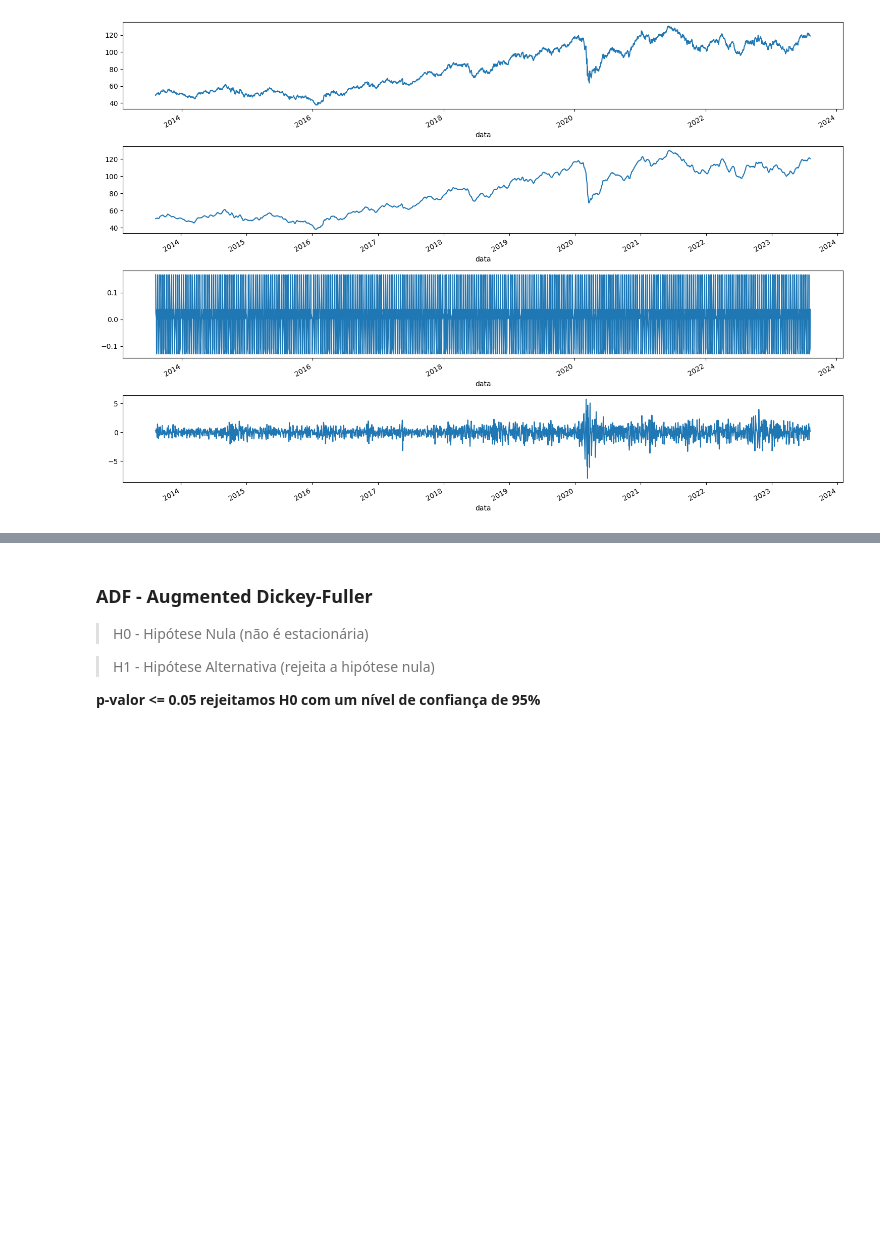
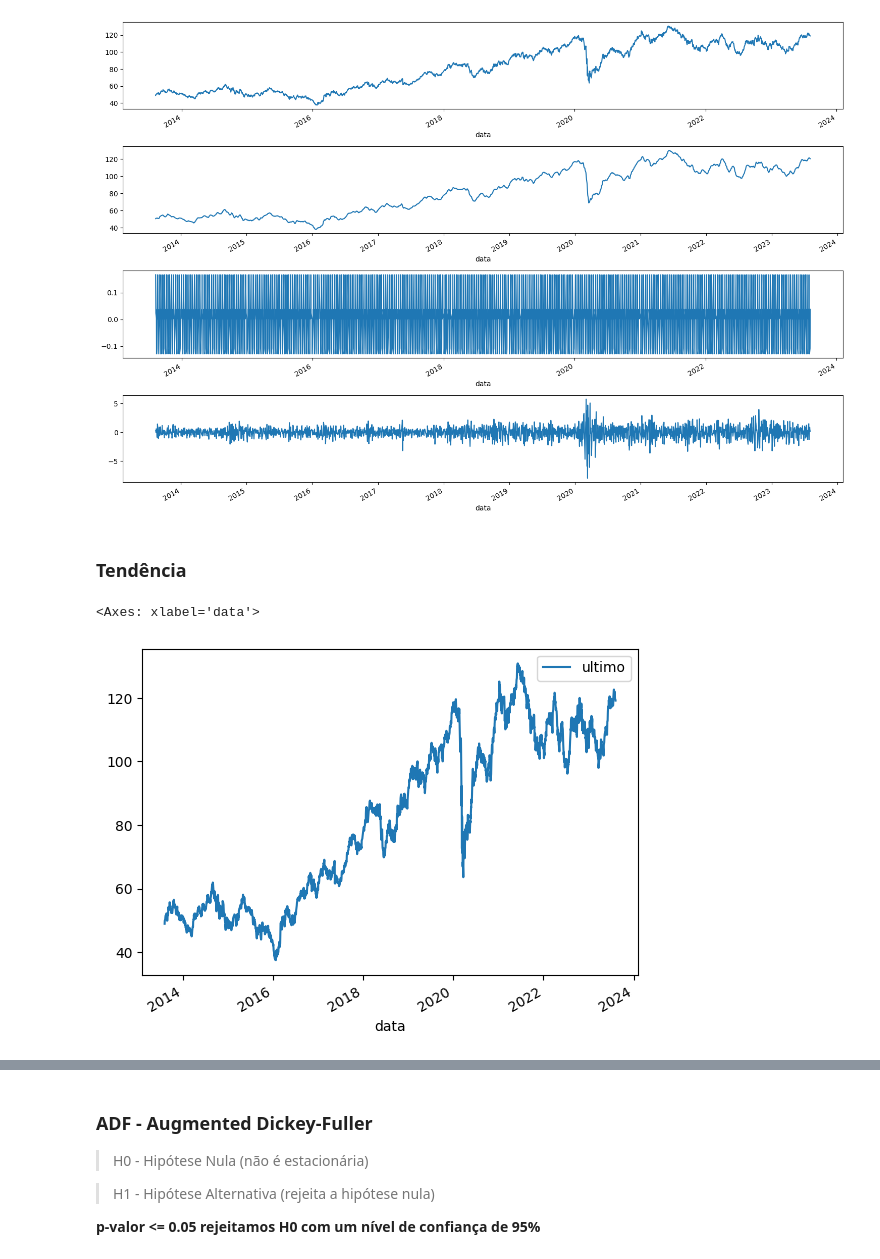
Before and after one commit to jorgeplatero/postech_techchallenge_fase_2, a Jupyter notebook: notebook.ipynb, the cells around one changed output, grey strips where cells are left out. Saved outputs shown, nothing was run; the diff lists cells and outputs as text; code cells hidden in the pictures; blank space fills up the shorter version.

```diff
--- a/notebook.ipynb
+++ b/notebook.ipynb
@@ -202,3 +197,10 @@ resultados.resid.plot(ax = ax4)
 plt.tight_layout()
 # %% [output]
 [figure]
+# %% [markdown]
+### Tendência
+# %%
+df.plot()
+# %% [output]
+<Axes: xlabel='data'>
+[figure, added]
```
Also changed, not shown: parts of 11 cells of this notebook.
